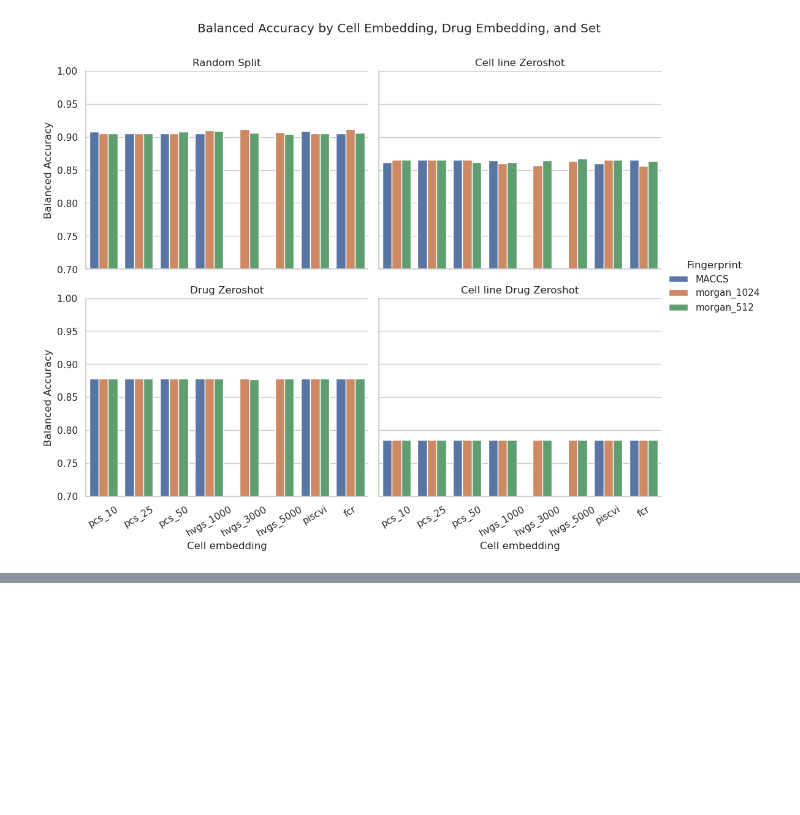
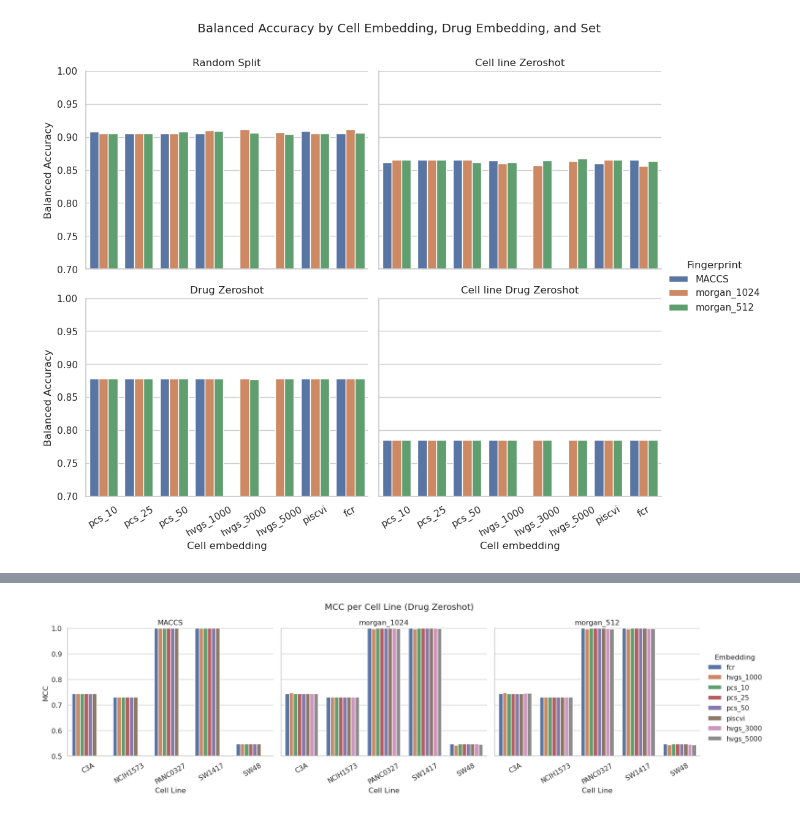
Before and after one commit to RSQuiles/Lab-Rotation-CBG-ETH, a Jupyter notebook: zeroshot_amr/notebooks/Barplots.ipynb, the cells around one changed output, grey strips where cells are left out. Cells and saved outputs as stored; diff of their text form; code cells hidden in the pictures; blank space fills up the shorter version.

```diff
--- a/zeroshot_amr/notebooks/Barplots.ipynb
+++ b/zeroshot_amr/notebooks/Barplots.ipynb
@@ -140,0 +152,4 @@ The `ci` parameter is deprecated. Use `errorbar=None` for the same effect.
+# %%
+plot_mcc_by_cell_line(df, "Drug Zeroshot")
+# %% [output]
+[figure, added]
```
Also changed, not shown: parts of 12 cells of this notebook, 6 other files.
